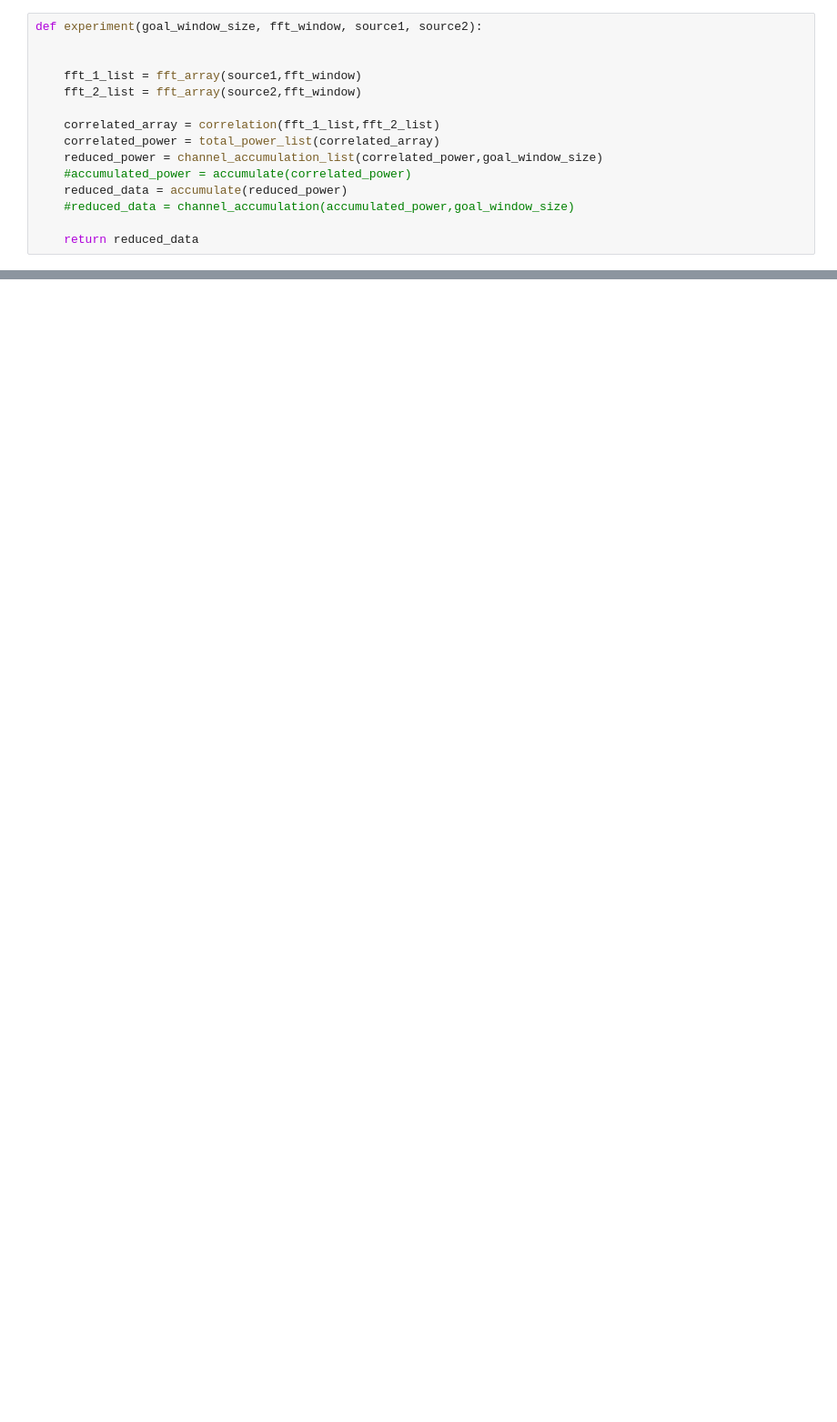
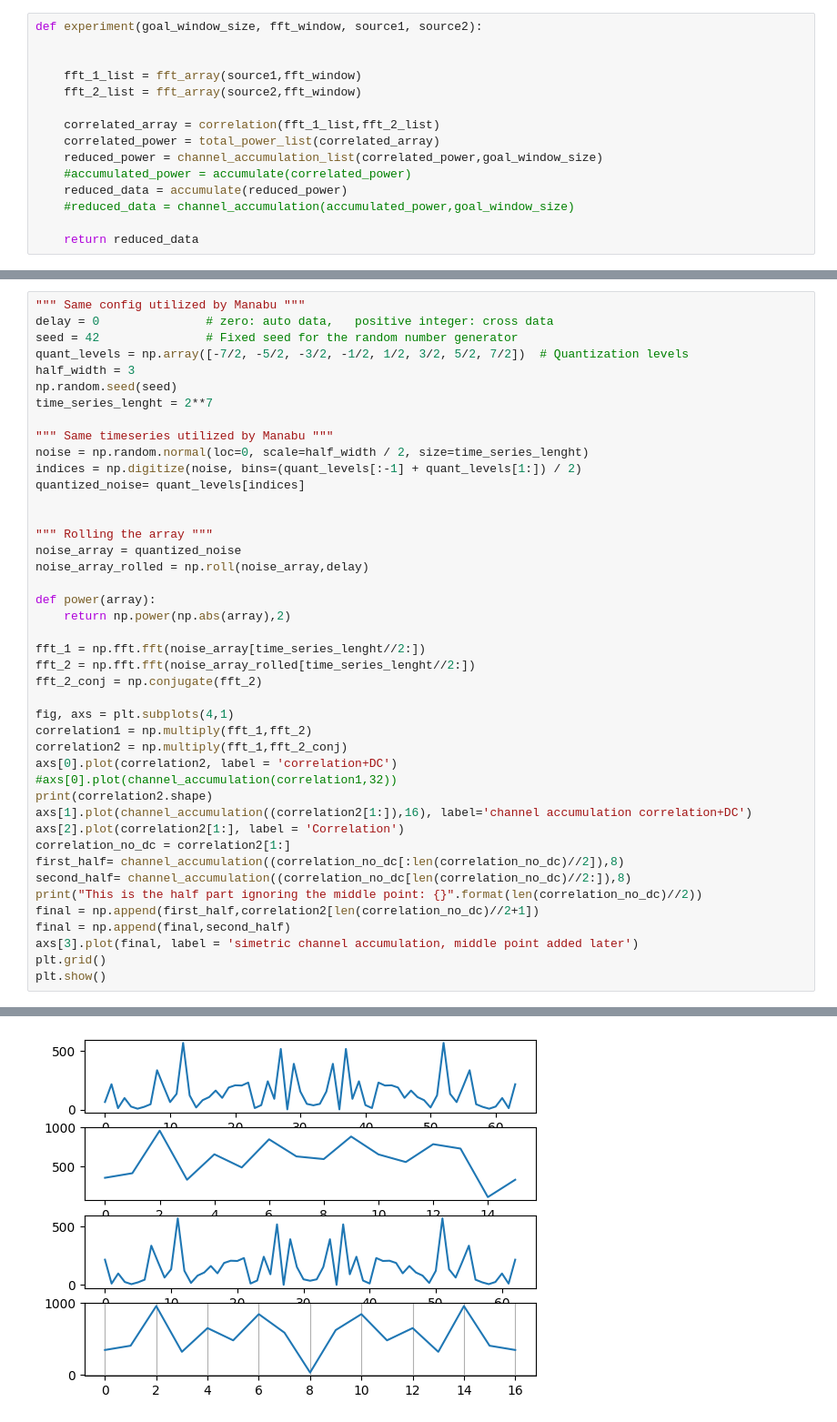
Before and after one commit to buena-pan/prettyspectra, a Jupyter notebook: src/window_size_fft_delay_efect.ipynb, the cells around one changed output, grey strips where cells are left out. Shown at 91% size. Saved outputs shown, nothing was run; the diff lists cells and outputs as text; blank space fills up the shorter version.

```diff
--- a/src/window_size_fft_delay_efect.ipynb
+++ b/src/window_size_fft_delay_efect.ipynb
@@ -121,0 +133,44 @@ The length of windows: 1
+# %%
+""" Same config utilized by Manabu """
+delay = 0               # zero: auto data,   positive integer: cross data
+seed = 42               # Fixed seed for the random number generator
+quant_levels = np.array([-7/2, -5/2, -3/2, -1/2, 1/2, 3/2, 5/2, 7/2])  # Quantization levels
+half_width = 3
+np.random.seed(seed)
+time_series_lenght = 2**7
+
+""" Same timeseries utilized by Manabu """
+noise = np.random.normal(loc=0, scale=half_width / 2, size=time_series_lenght)
+indices = np.digitize(noise, bins=(quant_levels[:-1] + quant_levels[1:]) / 2)
+quantized_noise= quant_levels[indices]
+
+
+""" Rolling the array """
+noise_array = quantized_noise
+noise_array_rolled = np.roll(noise_array,delay)
+
+def power(array):
+    return np.power(np.abs(array),2)
+
+fft_1 = np.fft.fft(noise_array[time_series_lenght//2:])
+fft_2 = np.fft.fft(noise_array_rolled[time_series_lenght//2:])
+fft_2_conj = np.conjugate(fft_2)
+
+fig, axs = plt.subplots(4,1)
+correlation1 = np.multiply(fft_1,fft_2)
+correlation2 = np.multiply(fft_1,fft_2_conj)
+axs[0].plot(correlation2, label = 'correlation+DC')
+#axs[0].plot(channel_accumulation(correlation1,32))
+print(correlation2.shape)
+axs[1].plot(channel_accumulation((correlation2[1:]),16), label='channel accumulation correlation+DC')
+axs[2].plot(correlation2[1:], label = 'Correlation')
+correlation_no_dc = correlation2[1:]
+first_half= channel_accumulation((correlation_no_dc[:len(correlation_no_dc)//2]),8)
+second_half= channel_accumulation((correlation_no_dc[len(correlation_no_dc)//2:]),8)
+print("This is the half part ignoring the middle point: {}".format(len(correlation_no_dc)//2))
+final = np.append(first_half,correlation2[len(correlation_no_dc)//2+1])
+final = np.append(final,second_half)
+axs[3].plot(final, label = 'simetric channel accumulation, middle point added later')
+plt.grid()
+plt.show()
+# %% [output]
@@ -121,0 +179 @@ The length of windows: 1
+[figure, added]
```
Also changed, not shown: parts of 6 cells of this notebook, 3 other files.
